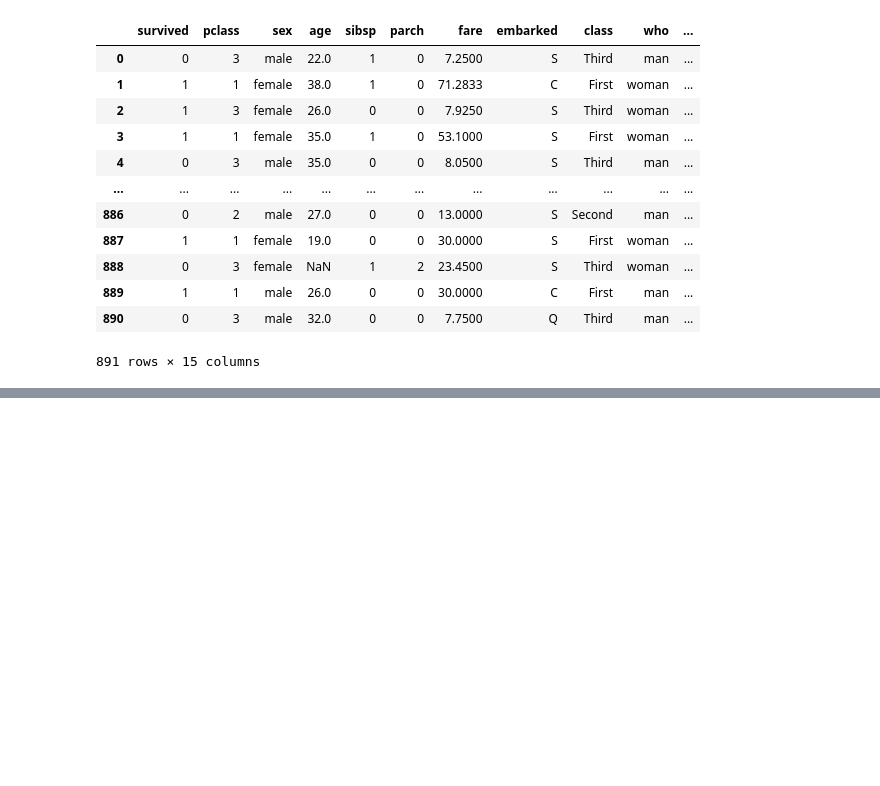
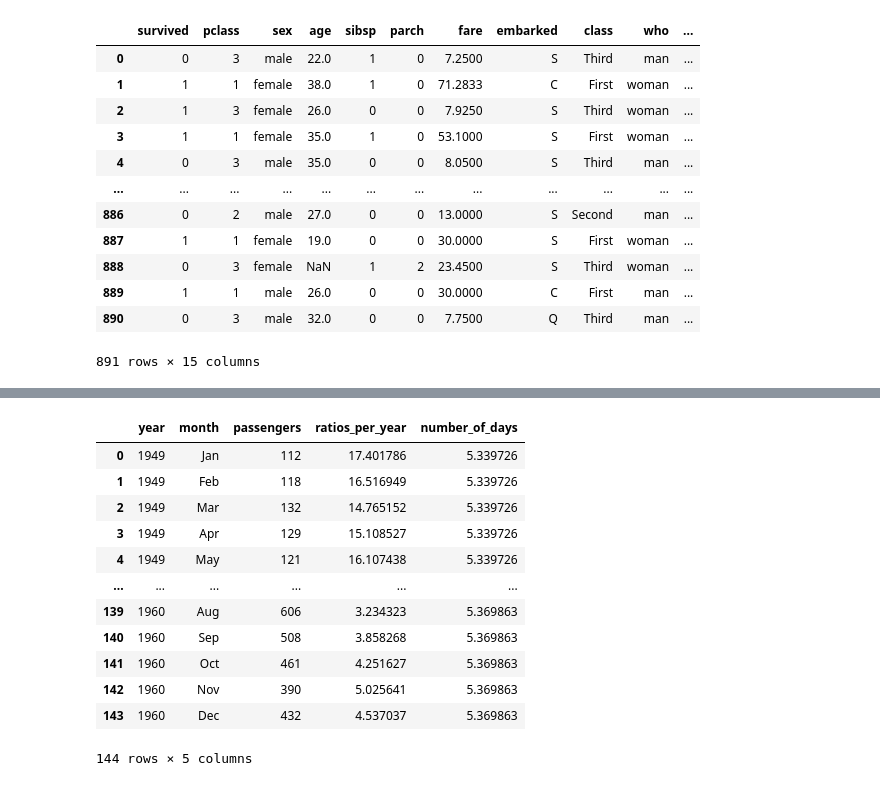
Before and after one commit to TeslimAdeyanju/studynote1-Python-for-Finance-Data-Science-My-Learning-Journey, a Jupyter notebook: 4-python-pandas/3-pandas_module_api/2-Pandas-DataFrame-User-Guide.ipynb, the cells around one changed output, grey strips where cells are left out. Drawn from its saved outputs; the diff is of its cells as text; code cells hidden in the pictures; blank space fills up the shorter version.

```diff
--- a/4-python-pandas/3-pandas_module_api/2-Pandas-DataFrame-User-Guide.ipynb
+++ b/4-python-pandas/3-pandas_module_api/2-Pandas-DataFrame-User-Guide.ipynb
@@ -1013,0 +1143,5 @@ AttributeError: 'Series' object has no attribute 'columns'
+# %%
+def unit_of_bill(row):
+    return row['year'] / row['passengers']
+# %%
+flights['ratios_per_year'] = flights.apply(unit_of_bill, axis=1)
@@ -1013,0 +1164,18 @@ AttributeError: 'Series' object has no attribute 'columns'
+# %%
+flights['number_of_days'] = flights.apply(lambda row: row['year']/ 365, axis=1)
+# %%
+flights
+# %% [output]
+|  | year | month | passengers | ratios_per_year | number_of_days |
+| 0 | 1949 | Jan | 112 | 17.401786 | 5.339726 |
+| 1 | 1949 | Feb | 118 | 16.516949 | 5.339726 |
+| 2 | 1949 | Mar | 132 | 14.765152 | 5.339726 |
+| 3 | 1949 | Apr | 129 | 15.108527 | 5.339726 |
+| 4 | 1949 | May | 121 | 16.107438 | 5.339726 |
+| ... | ... | ... | ... | ... | ... |
+| 139 | 1960 | Aug | 606 | 3.234323 | 5.369863 |
+| 140 | 1960 | Sep | 508 | 3.858268 | 5.369863 |
+| 141 | 1960 | Oct | 461 | 4.251627 | 5.369863 |
+| 142 | 1960 | Nov | 390 | 5.025641 | 5.369863 |
+| 143 | 1960 | Dec | 432 | 4.537037 | 5.369863 |
+144 rows × 5 columns
```
Also changed, not shown: parts of 17 cells of this notebook, 6 other files.
